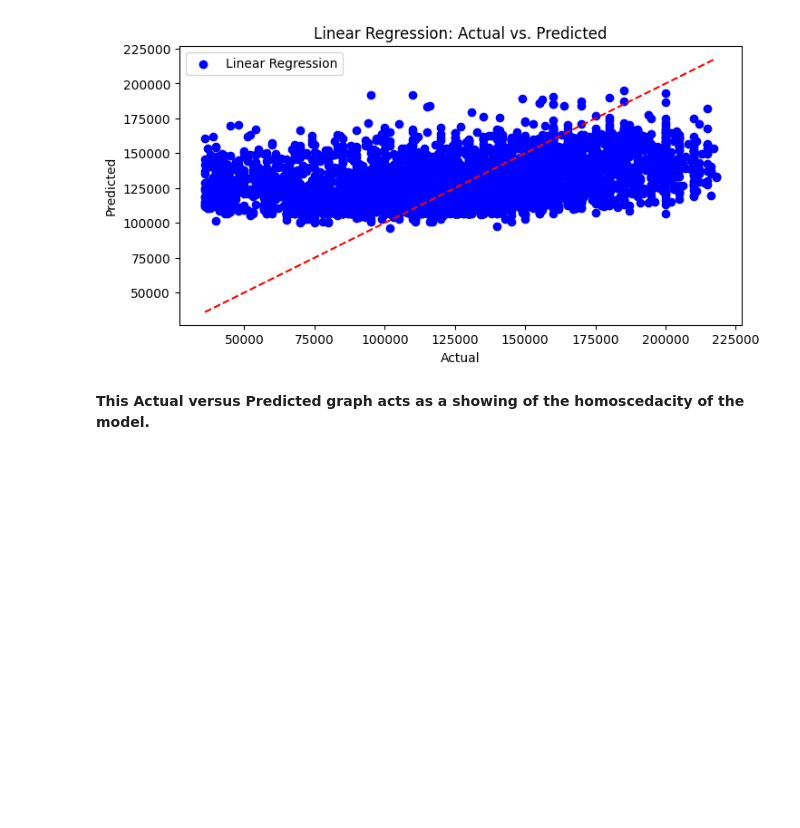
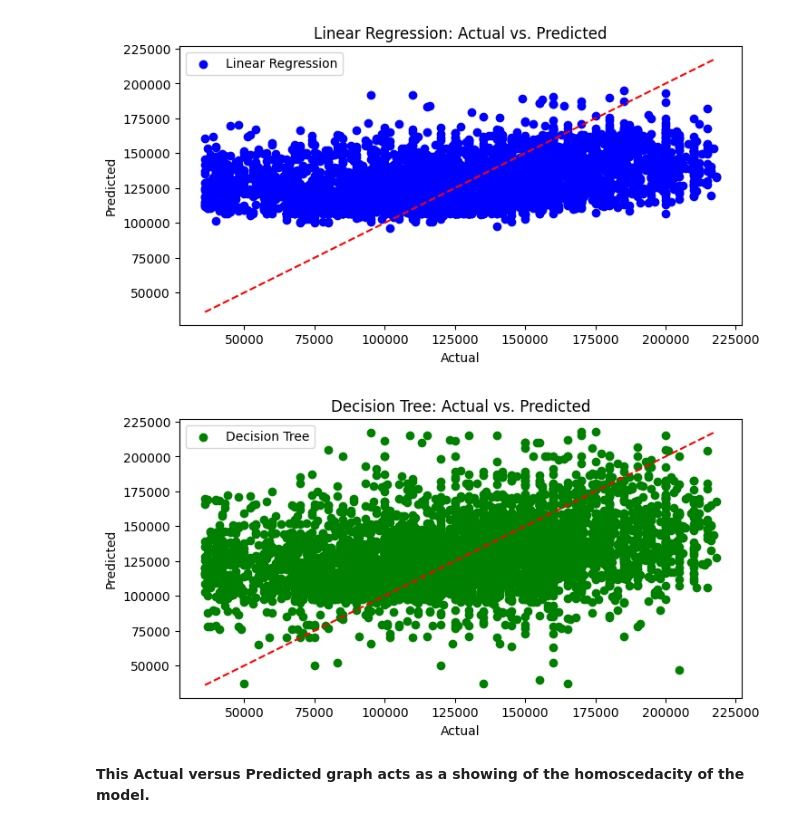
Before and after one commit to drakonic-fury/DTSC-2302-FP, a Jupyter notebook: project.ipynb, the cells around one changed output. Drawn from its saved outputs; the diff is of its cells as text; code cells hidden in the pictures; blank space fills up the shorter version.

Commit message:
Added decision tree as second predictive model

```diff
--- a/project.ipynb
+++ b/project.ipynb
@@ -207,6 +207,24 @@ plt.legend()
 plt.show()
 # %% [output]
 [figure]
+# %%
+dt_model = DecisionTreeRegressor()
+dt_model.fit(X_train, y_train)
+
+dt_predictions = dt_model.predict(X_test)
+dt_mse = mean_squared_error(y_test, dt_predictions)
+dt_mae = mean_absolute_error(y_test, dt_predictions)
+
+plt.figure(figsize=(8, 4))
+plt.scatter(y_test, dt_predictions, color='green', label='Decision Tree')
+plt.plot([min(y_test), max(y_test)], [min(y_test), max(y_test)], color='red', linestyle='--')
+plt.title('Decision Tree: Actual vs. Predicted')
+plt.xlabel('Actual')
+plt.ylabel('Predicted')
+plt.legend()
+plt.show()
+# %% [output]
+[figure, added]
 # %% [markdown]
 **This Actual versus Predicted graph acts as a showing of the homoscedacity of the model.**
 # %%
```
Also changed, not shown: parts of 1 cell of this notebook.
